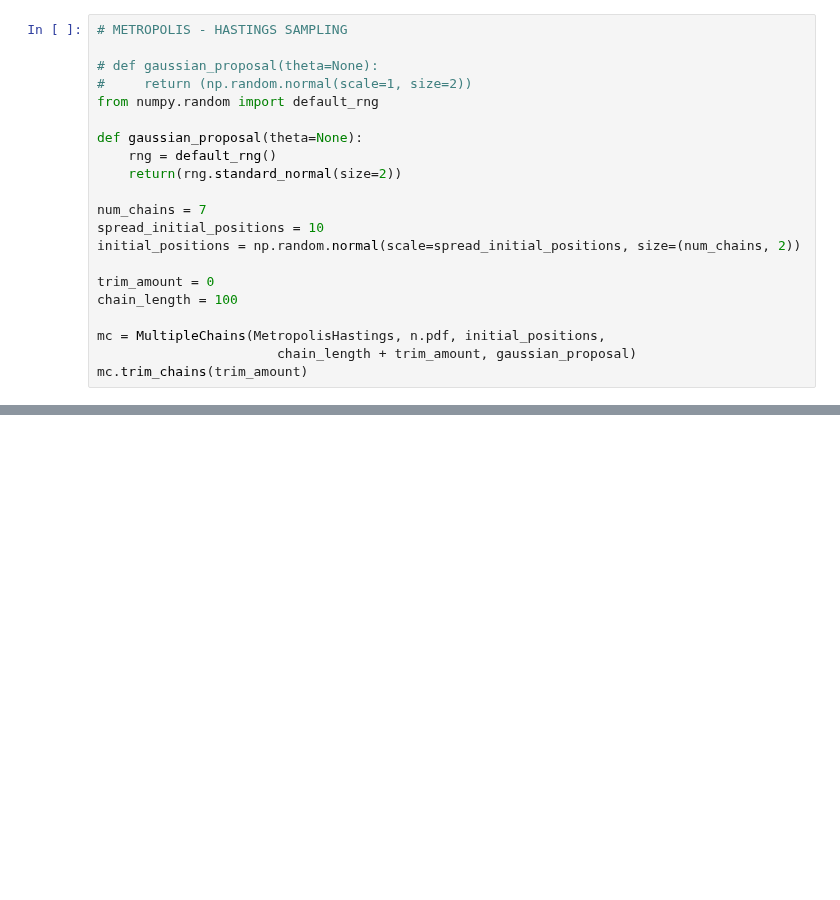
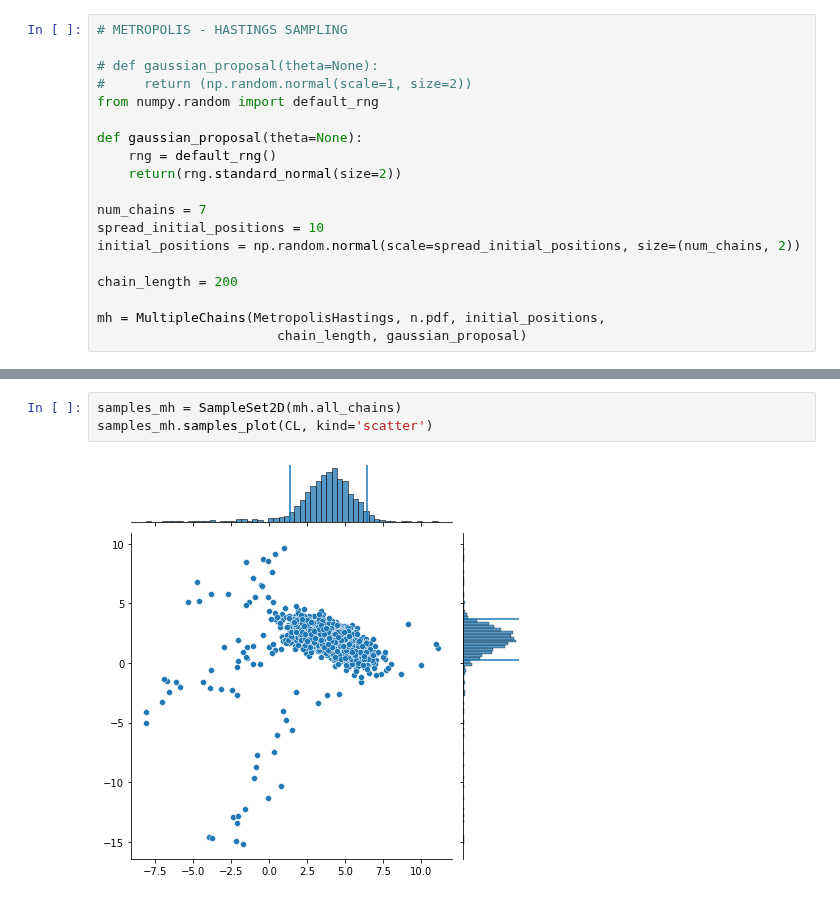
Before and after one commit to jacopok/notes, a Jupyter notebook: ap_third_semester/astrostat_homework/exercise_7.ipynb, the cells around one changed output, grey strips where cells are left out. Drawn from its saved outputs; the diff is of its cells as text; blank space fills up the shorter version.

```diff
--- a/ap_third_semester/astrostat_homework/exercise_7.ipynb
+++ b/ap_third_semester/astrostat_homework/exercise_7.ipynb
@@ -64,9 +50,7 @@ num_chains = 7
 spread_initial_positions = 10
 initial_positions = np.random.normal(scale=spread_initial_positions, size=(num_chains, 2))
 
-trim_amount = 0
-chain_length = 100
+chain_length = 200
 
-mc = MultipleChains(MetropolisHastings, n.pdf, initial_positions,
-                       chain_length + trim_amount, gaussian_proposal)
-mc.trim_chains(trim_amount)
+mh = MultipleChains(MetropolisHastings, n.pdf, initial_positions,
+                       chain_length, gaussian_proposal)
@@ -100,0 +57,5 @@ array([[ 1.1236081 , -0.10131121],
+# %%
+samples_mh = SampleSet2D(mh.all_chains)
+samples_mh.samples_plot(CL, kind='scatter')
+# %% [output]
+[figure, added]
```
Also changed, not shown: parts of 19 cells of this notebook, 2 other files.
